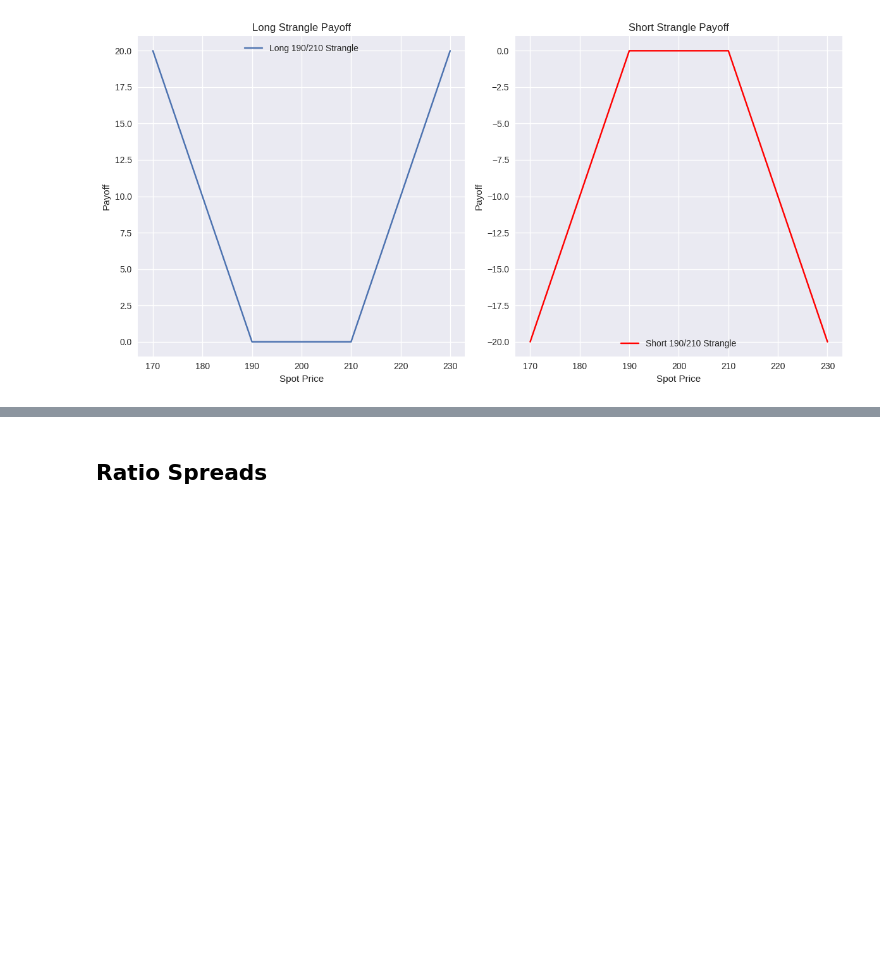
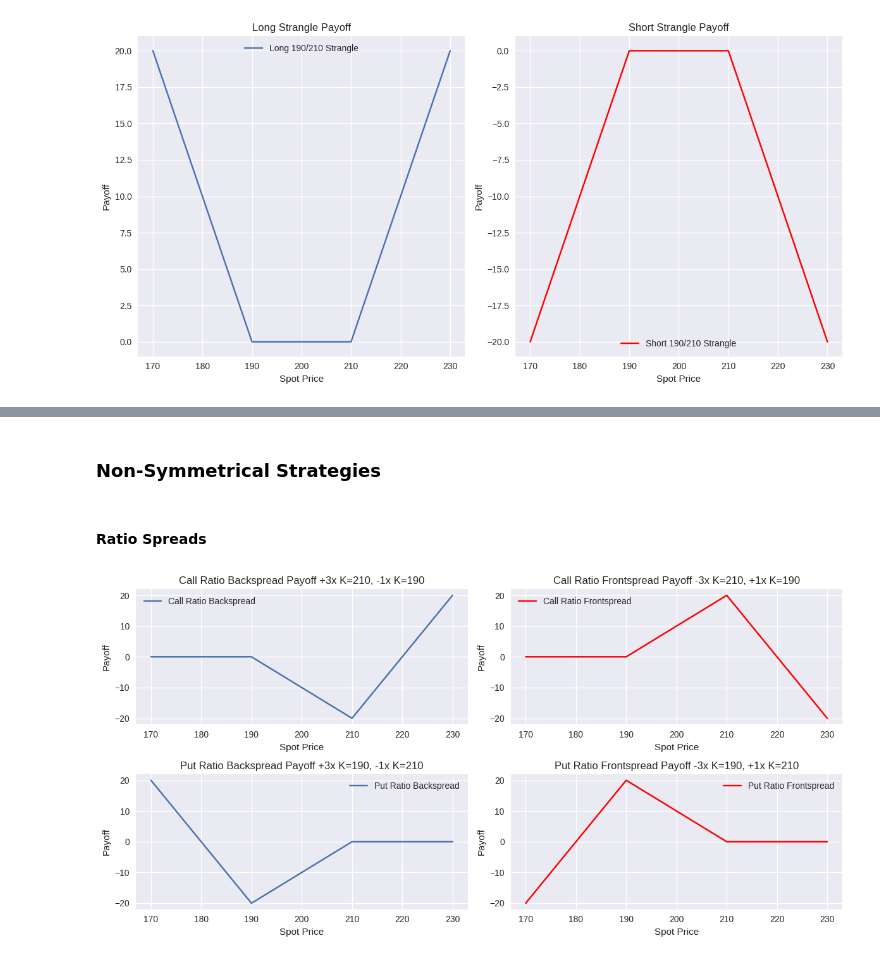
Before and after one commit to ed-churchill/implied-order-book, a Jupyter notebook: black-scholes-modelling.ipynb, the cells around one changed output, grey strips where cells are left out. Cells and saved outputs as stored; diff of their text form; code cells hidden in the pictures; blank space fills up the shorter version.

Commit message:
Add ratio spread payoff diagrams

```diff
--- a/black-scholes-modelling.ipynb
+++ b/black-scholes-modelling.ipynb
@@ -1525,2 +1566,68 @@ plt.show()
+# %% [markdown]
+### Non-Symmetrical Strategies
 # %% [markdown]
-## Ratio Spreads
+#### Ratio Spreads
+# %%
+# Call ratio backspread payoff
+call_ratio_backspread_payoff = bsm.position_payoff(
+    spots=spots,
+    option_types=['Call'] * 4,
+    positions=['Long', 'Long', 'Long', 'Short'],
+    strikes=[210, 210, 210, 190]
+)
+
+# Call ratio frontspread payoff
+call_ratio_frontspread_payoff = bsm.position_payoff(
+    spots=spots,
+    option_types=['Call'] * 4,
+    positions=['Short', 'Short', 'Short', 'Long'],
+    strikes=[210, 210, 210, 190]
+)
+
+# Put ratio backspread payoff
+put_ratio_backspread_payoff = bsm.position_payoff(
+    spots=spots,
+    option_types=['Put'] * 4,
+    positions=['Long', 'Long', 'Long', 'Short'],
+    strikes=[190, 190, 190, 210]
+)
+
+# Put ratio frontspread payoff
+put_ratio_frontspread_payoff = bsm.position_payoff(
+    spots=spots,
+    option_types=['Put'] * 4,
+    positions=['Short', 'Short', 'Short', 'Long'],
+    strikes=[190, 190, 190, 210]
+)
+
+
+# Plot
+fig, axs = plt.subplots(2, 2, figsize=(12, 6))
+axs[0, 0].plot(spots, call_ratio_backspread_payoff, label='Call Ratio Backspread')
+axs[0, 0].set_title('Call Ratio Backspread Payoff +3x K=210, -1x K=190')
+axs[0, 0].set_xlabel('Spot Price')
+axs[0, 0].set_ylabel('Payoff')
+axs[0, 0].legend()
+axs[0, 0].grid(True)
+axs[0, 1].plot(spots, call_ratio_frontspread_payoff, label='Call Ratio Frontspread', color='red')
+axs[0, 1].set_title('Call Ratio Frontspread Payoff -3x K=210, +1x K=190')
+axs[0, 1].set_xlabel('Spot Price')
+axs[0, 1].set_ylabel('Payoff')
+axs[0, 1].legend()
+axs[0, 1].grid(True)
+axs[1, 0].plot(spots, put_ratio_backspread_payoff, label='Put Ratio Backspread')
+axs[1, 0].set_title('Put Ratio Backspread Payoff +3x K=190, -1x K=210')
+axs[1, 0].set_xlabel('Spot Price')
+axs[1, 0].set_ylabel('Payoff')
+axs[1, 0].legend()
+axs[1, 0].grid(True)
+axs[1, 1].plot(spots, put_ratio_frontspread_payoff, label='Put Ratio Frontspread', color='red')
+axs[1, 1].set_title('Put Ratio Frontspread Payoff -3x K=190, +1x K=210')
+axs[1, 1].set_xlabel('Spot Price')
+axs[1, 1].set_ylabel('Payoff')
+axs[1, 1].legend()
+axs[1, 1].grid(True)
+plt.tight_layout()
+plt.show()
+# %% [output]
+[figure, added]
```
Also changed, not shown: parts of 18 cells of this notebook.
